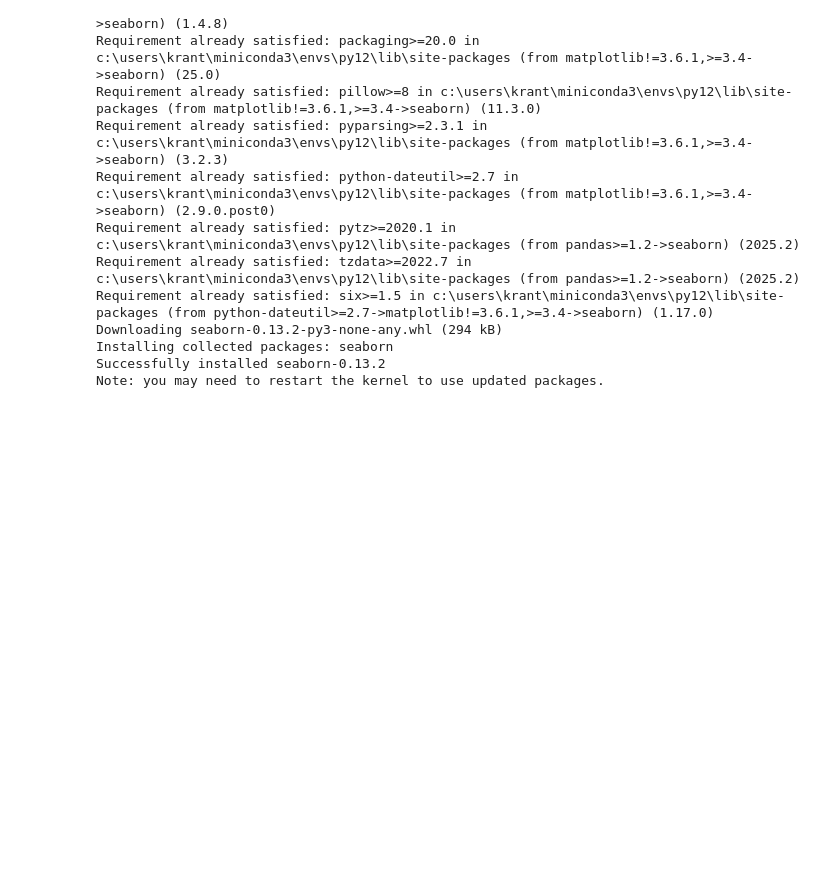
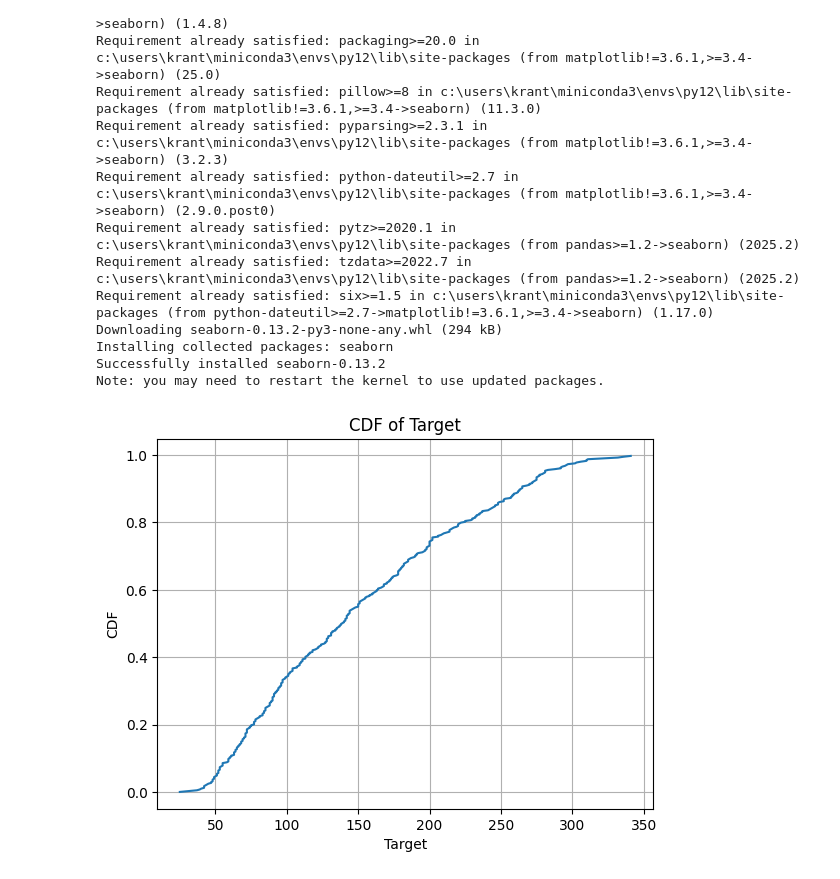
Before and after one commit to kk23mm14-source/pynotes-kranti, a Jupyter notebook: notebooks/kranti/sample.ipynb, the cells around one changed output. Cells and saved outputs as stored; diff of their text form; code cells hidden in the pictures; blank space fills up the shorter version.

```diff
--- a/notebooks/kranti/sample.ipynb
+++ b/notebooks/kranti/sample.ipynb
@@ -246,3 +246,14 @@ Downloading seaborn-0.13.2-py3-none-any.whl (294 kB)
 Installing collected packages: seaborn
 Successfully installed seaborn-0.13.2
 Note: you may need to restart the kernel to use updated packages.
+# %%
+sorted_target = np.sort(df['target'])
+cdf = np.arange(len(sorted_target)) / float(len(sorted_target))
+plt.plot(sorted_target, cdf)
+plt.title("CDF of Target")
+plt.xlabel("Target")
+plt.ylabel("CDF")
+plt.grid(True)
+plt.show()
+# %% [output]
+[figure, added]
```
Also changed, not shown: 6 other files.
